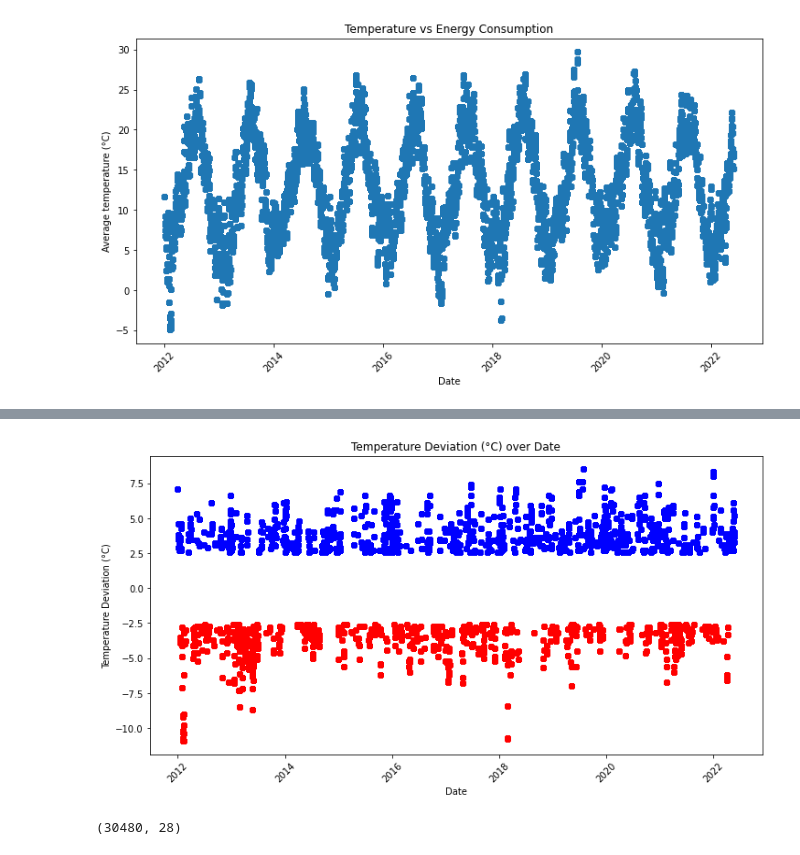
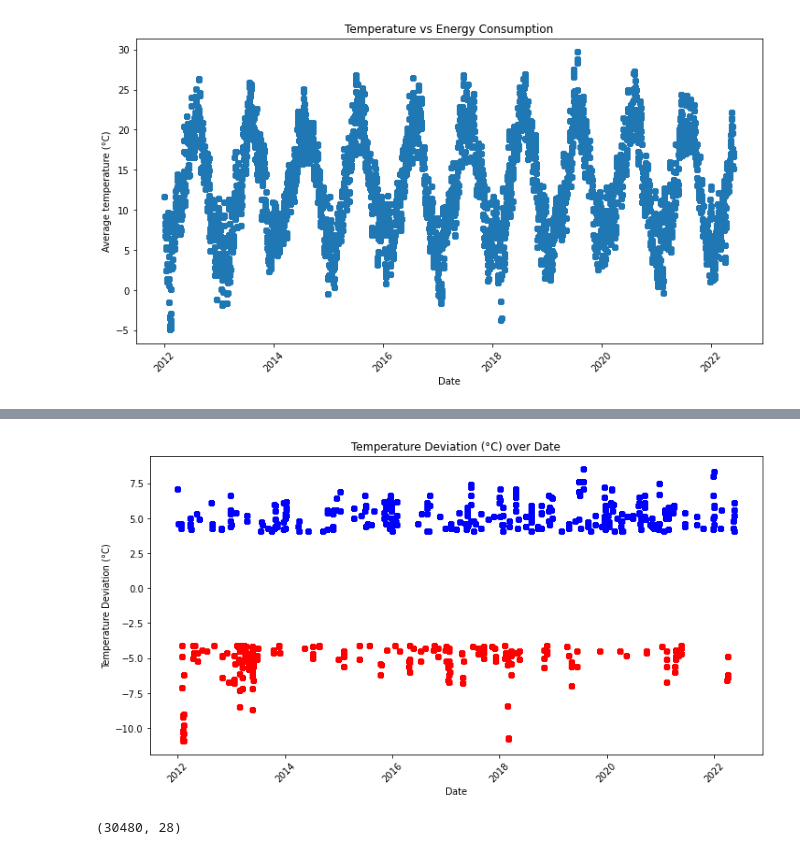
Before and after one commit to kronodel/Final-Project---IronHack-Paris, a Jupyter notebook: Data_Visualization/Data_Visualization.ipynb, the cells around one changed output, grey strips where cells are left out. Saved outputs shown, nothing was run; the diff lists cells and outputs as text; code cells hidden in the pictures.

```diff
--- a/Data_Visualization/Data_Visualization.ipynb
+++ b/Data_Visualization/Data_Visualization.ipynb
@@ -364,18 +370,18 @@ memory usage: 39.0 MB
 # %%
 # Plotting  "Temperature Deviation (°C)" over "date" without taking into account the 'Temperature Deviation (°C)' values that are equal to between -2,5 and 2,5 :
 
 # Create a scatter plot
 plt.figure(figsize=(12, 6))
-plt.scatter(df[df['Temperature Deviation (°C)'] < -2.5]['date'], df[df['Temperature Deviation (°C)'] < -2.5]['Temperature Deviation (°C)'], color='red')
-plt.scatter(df[df['Temperature Deviation (°C)'] > 2.5]['date'], df[df['Temperature Deviation (°C)'] > 2.5]['Temperature Deviation (°C)'], color='blue')
+plt.scatter(df[df['Temperature Deviation (°C)'] < -4]['date'], df[df['Temperature Deviation (°C)'] < -4]['Temperature Deviation (°C)'], color='red')
+plt.scatter(df[df['Temperature Deviation (°C)'] > 4]['date'], df[df['Temperature Deviation (°C)'] > 4]['Temperature Deviation (°C)'], color='blue')
 plt.title('Temperature Deviation (°C) over Date')
 plt.xlabel('Date')
 plt.ylabel('Temperature Deviation (°C)')
 plt.xticks(rotation=45)
 
 plt.show()
 # %% [output]
-[figure, old version]
+[figure, new version]
 # %%
 # Counting the number of data points of  "Temperature Deviation (°C)" over "date" without taking into account the 'Temperature Deviation (°C)' values that are equal to between -2,5 and 2,5 :
 
```
Also changed, not shown: parts of 2 cells of this notebook, 5 other files.
